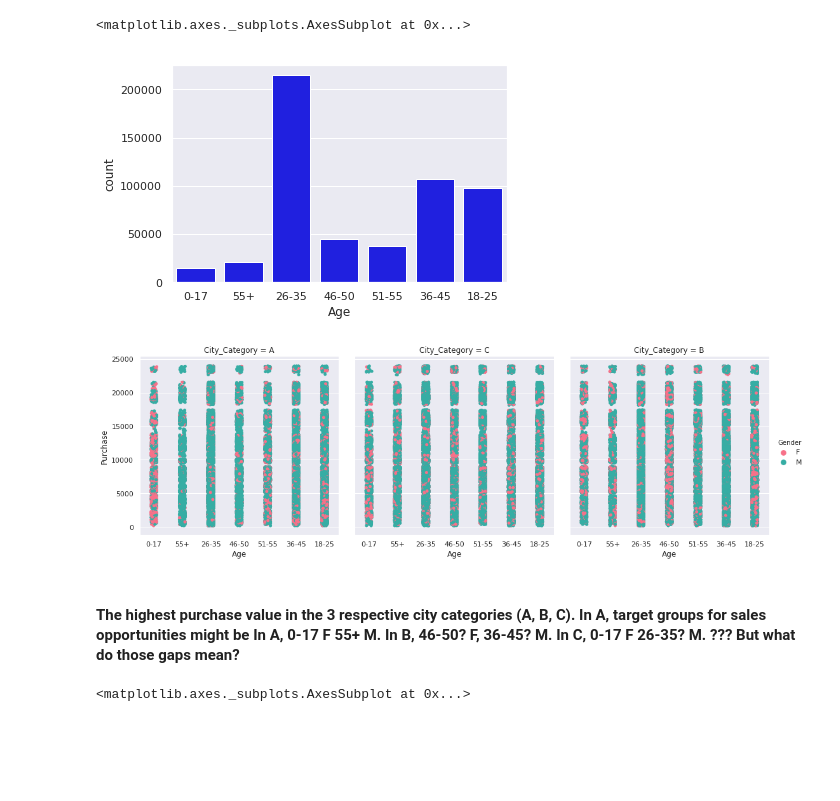
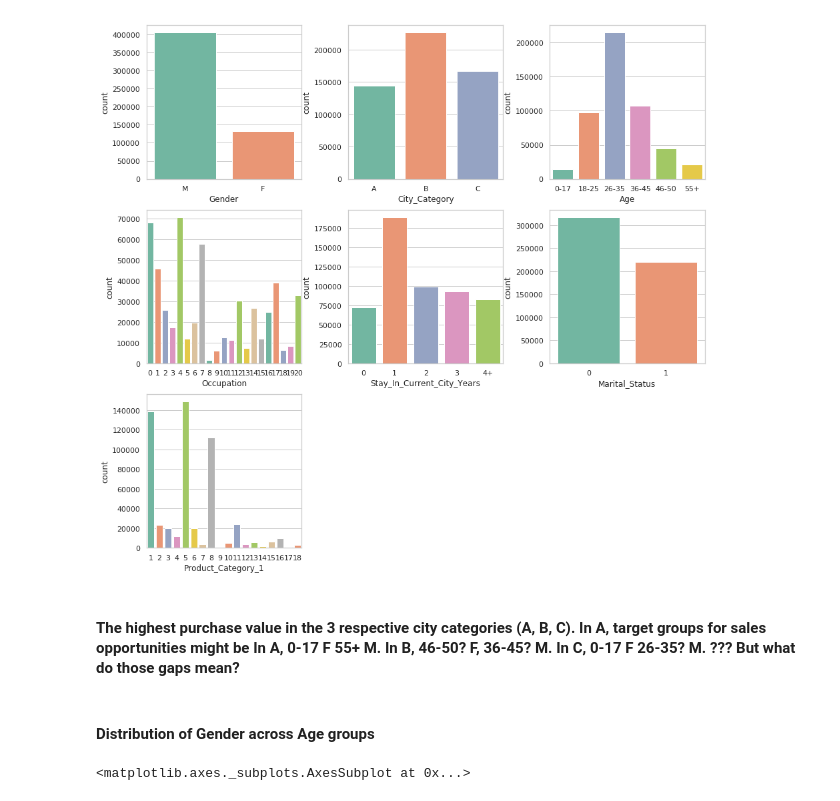
Before and after one commit to fso976/blackfriday, a Jupyter notebook: data_exploration.ipynb, the cells around one changed output. Saved outputs shown, nothing was run; the diff lists cells and outputs as text; code cells hidden in the pictures; blank space fills up the shorter version.

```diff
--- a/data_exploration.ipynb
+++ b/data_exploration.ipynb
@@ -16,19 +11,36 @@ sns.countplot(df['City_Category'], color='orange')
-# %%
-sns.countplot(df['Age'], color='blue')
-# %% [output]
-<matplotlib.axes._subplots.AxesSubplot at 0x...>
-[figure, removed]
-# %%
-g = sns.catplot(x = "Age", y = "Purchase",
-              hue = "Gender",
-              col = "City_Category",
-              palette = "husl",
-              data = df,
-              )
-# %% [output]
-[figure, removed]
+# %%
+fig = plt.figure(figsize=(15, 15))
+fig.subplots_adjust(top=0.85, wspace=0.3)
+#c = "Set2"
+
+ax1 = fig.add_subplot(3,3,1)
+bar1 = sns.countplot(x = "Gender", order=["M","F"], palette="Set2", data = df)
+
+ax2 = fig.add_subplot(3,3,2)
+bar2 = sns.countplot(x = "City_Category", order=["A","B","C"], palette="Set2", data = df)
+
+ax3 = fig.add_subplot(3,3,3)
+bar3 = sns.countplot(x = "Age", order=["0-17","18-25","26-35","36-45","46-50","55+"], palette="Set2", data = df)
+
+ax4 = fig.add_subplot(3,3,4)
+bar4 = sns.countplot(x = "Occupation", palette="Set2", data = df)
+
+ax5 = fig.add_subplot(3,3,5)
+bar5 = sns.countplot(x = "Stay_In_Current_City_Years", order=["0","1","2","3","4+"], palette="Set2", data = df)
+
+ax6 = fig.add_subplot(3,3,6)
+bar6 = sns.countplot(x = "Marital_Status", palette="Set2", data = df)
+
+ax7 = fig.add_subplot(3,3,7)
+bar7 = sns.countplot(x = "Product_Category_1", palette="Set2", data = df)
+
+#fig.tight_layout()
+# %% [output]
+[figure, added]
 # %% [markdown]
 #### The highest purchase value in the 3 respective city categories (A, B, C). In A, target groups for sales opportunities might be In A, 0-17 F 55+ M. In B, 46-50? F, 36-45? M. In C, 0-17 F 26-35? M. ??? But what do those gaps mean?
+# %% [markdown]
+#### Distribution of Gender across Age groups
 # %%
 sns.countplot(x = "Age",
               hue = "Gender",
```
Also changed, not shown: parts of 13 cells of this notebook.
